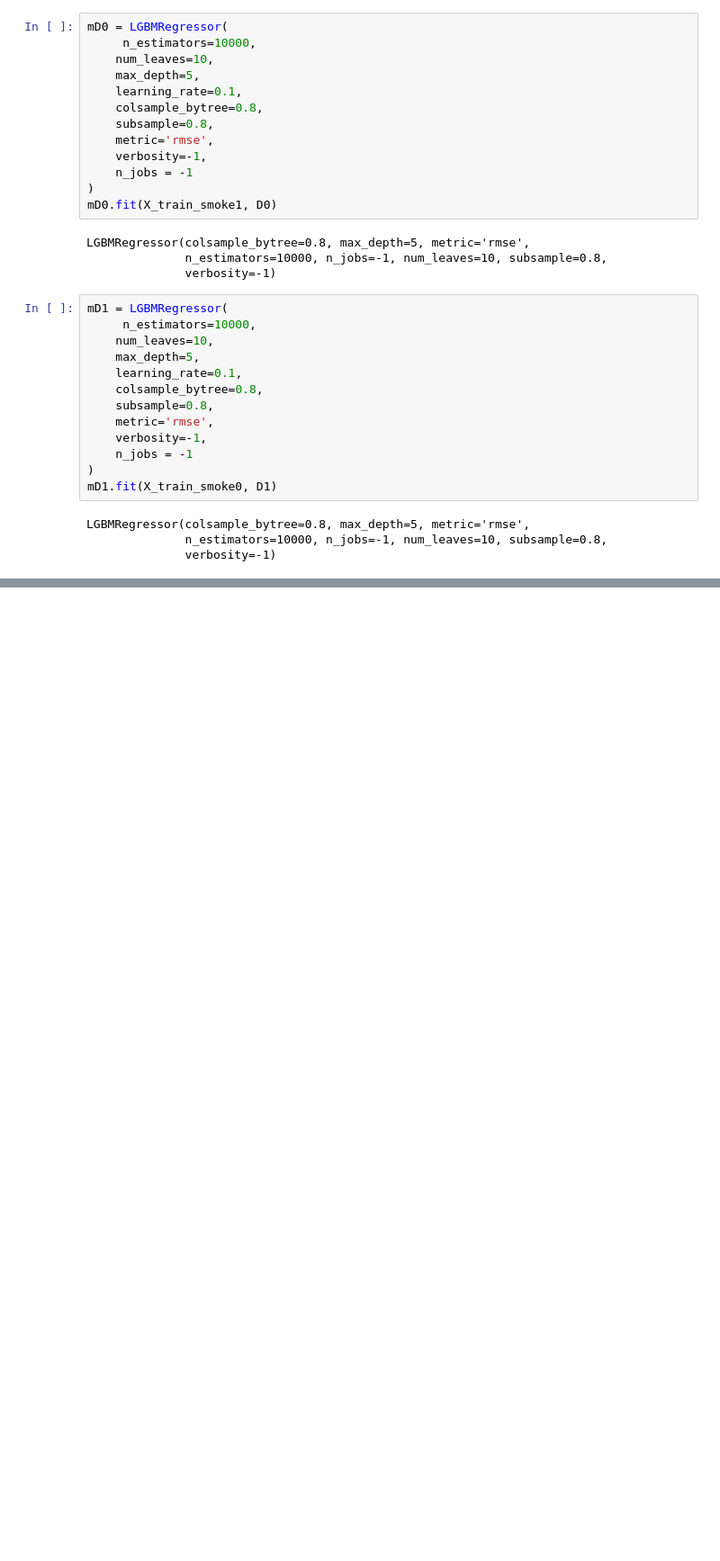
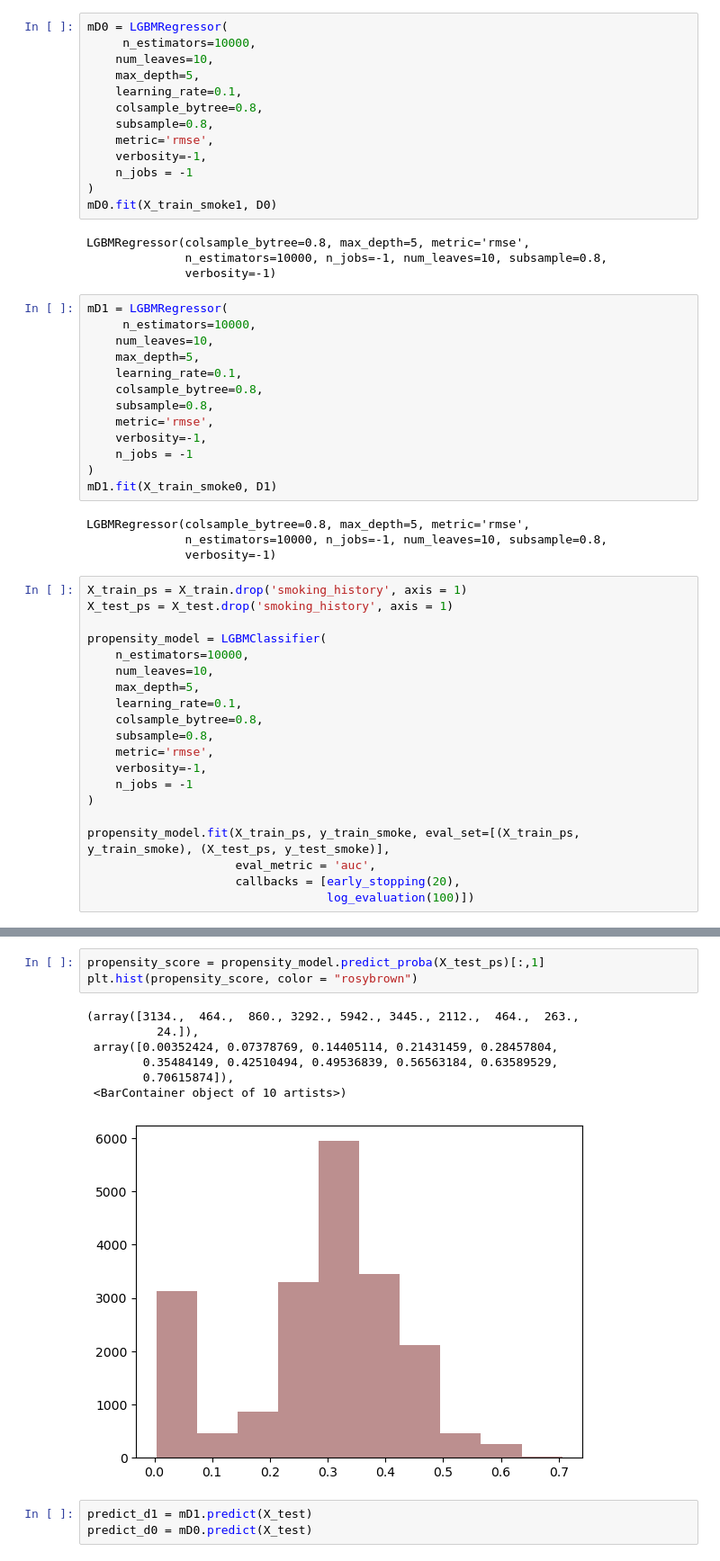
Before and after one commit to arantzaghg/lab_aprendizaje_estadistico, a Jupyter notebook: Examen 4 correcto- Arantza Gomez Haro Gamboa.ipynb, the cells around one changed output, grey strips where cells are left out. Shown at 90% size. Saved outputs shown, nothing was run; the diff lists cells and outputs as text; blank space fills up the shorter version.

```diff
--- a/Examen 4 correcto- Arantza Gomez Haro Gamboa.ipynb
+++ b/Examen 4 correcto- Arantza Gomez Haro Gamboa.ipynb
@@ -518,3 +518,23 @@ mD1.fit(X_train_smoke0, D1)
 LGBMRegressor(colsample_bytree=0.8, max_depth=5, metric='rmse',
               n_estimators=10000, n_jobs=-1, num_leaves=10, subsample=0.8,
               verbosity=-1)
+# %%
+X_train_ps = X_train.drop('smoking_history', axis = 1)
+X_test_ps = X_test.drop('smoking_history', axis = 1)
+
+propensity_model = LGBMClassifier(
+    n_estimators=10000,
+    num_leaves=10,
+    max_depth=5,
+    learning_rate=0.1,
+    colsample_bytree=0.8,
+    subsample=0.8,
+    metric='rmse',
+    verbosity=-1,
+    n_jobs = -1
+)
+
+propensity_model.fit(X_train_ps, y_train_smoke, eval_set=[(X_train_ps, y_train_smoke), (X_test_ps, y_test_smoke)],
+                     eval_metric = 'auc',
+                     callbacks = [early_stopping(20),
+                                  log_evaluation(100)])
@@ -520,0 +549,14 @@ LGBMRegressor(colsample_bytree=0.8, max_depth=5, metric='rmse',
+# %%
+propensity_score = propensity_model.predict_proba(X_test_ps)[:,1]
+plt.hist(propensity_score, color = "rosybrown")
+# %% [output]
+(array([3134.,  464.,  860., 3292., 5942., 3445., 2112.,  464.,  263.,
+          24.]),
+ array([0.00352424, 0.07378769, 0.14405114, 0.21431459, 0.28457804,
+        0.35484149, 0.42510494, 0.49536839, 0.56563184, 0.63589529,
+        0.70615874]),
+ <BarContainer object of 10 artists>)
+[figure, added]
+# %%
+predict_d1 = mD1.predict(X_test)
+predict_d0 = mD0.predict(X_test)
```
Also changed, not shown: parts of 5 cells of this notebook.
